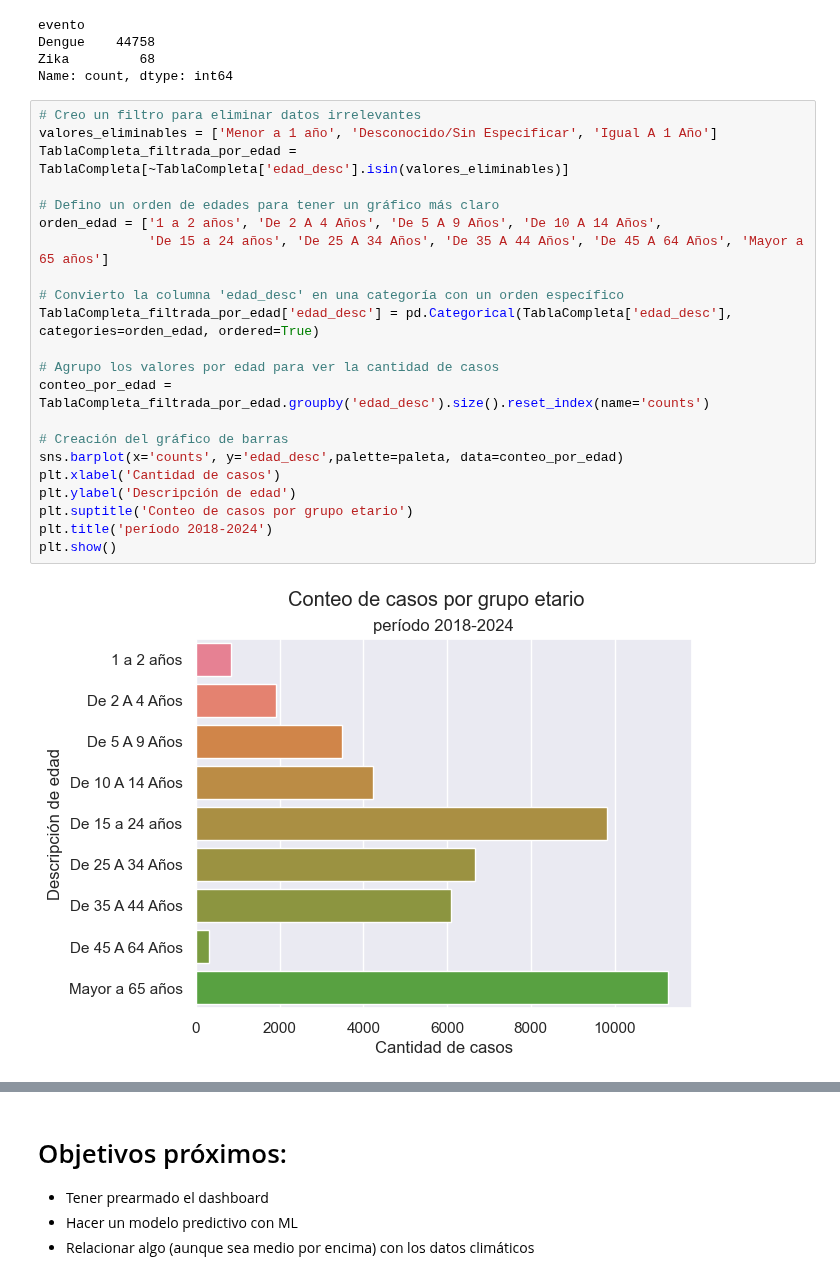
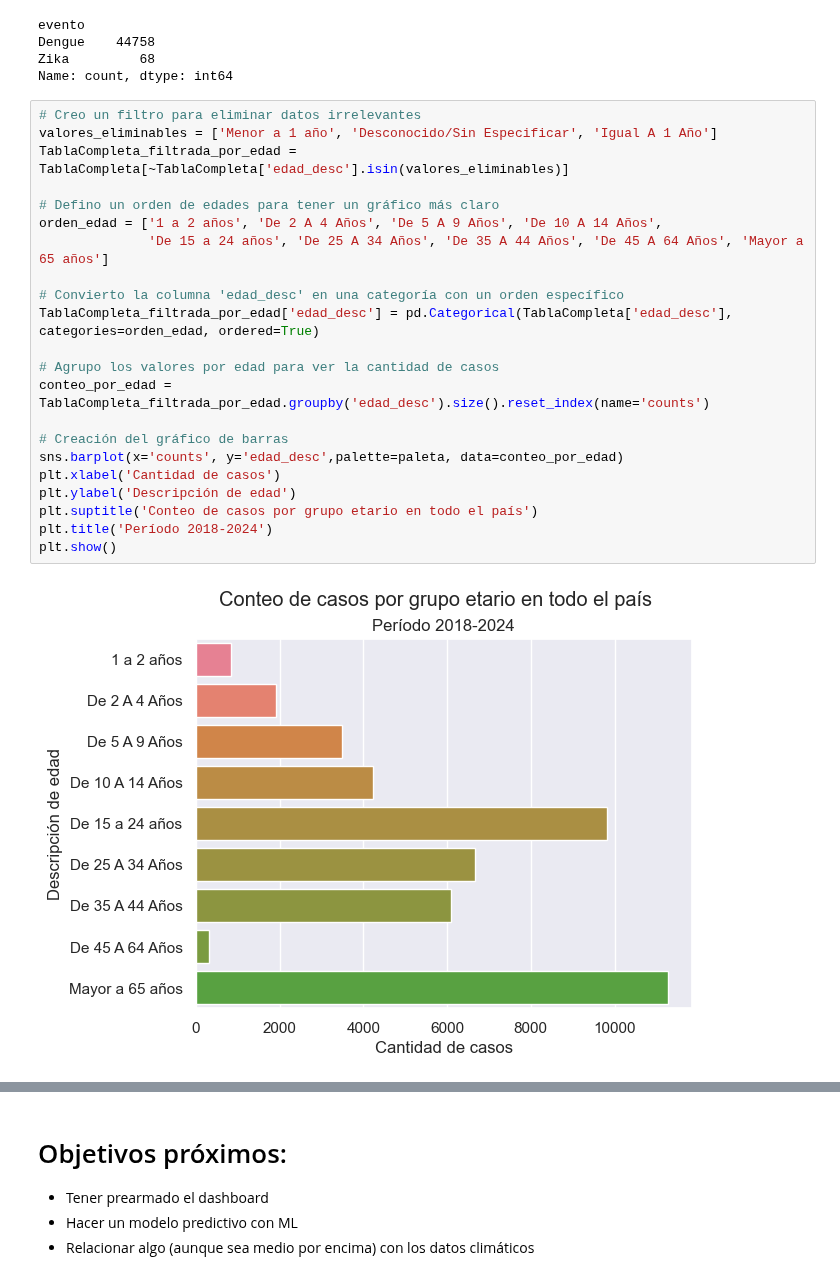
Before and after one commit to Valnir17/Dengue-y-Zika-Argentina, a Jupyter notebook: Manipulación de Tablas.ipynb, the cells around one changed output, grey strips where cells are left out. Cells and saved outputs as stored; diff of their text form.

```diff
--- a/Manipulación de Tablas.ipynb
+++ b/Manipulación de Tablas.ipynb
@@ -760,26 +760,26 @@ Name: count, dtype: int64
 # %%
 # Creo un filtro para eliminar datos irrelevantes
 valores_eliminables = ['Menor a 1 año', 'Desconocido/Sin Especificar', 'Igual A 1 Año']
 TablaCompleta_filtrada_por_edad = TablaCompleta[~TablaCompleta['edad_desc'].isin(valores_eliminables)]
 
 # Defino un orden de edades para tener un gráfico más claro
 orden_edad = ['1 a 2 años', 'De 2 A 4 Años', 'De 5 A 9 Años', 'De 10 A 14 Años',
               'De 15 a 24 años', 'De 25 A 34 Años', 'De 35 A 44 Años', 'De 45 A 64 Años', 'Mayor a 65 años']
 
 # Convierto la columna 'edad_desc' en una categoría con un orden específico
 TablaCompleta_filtrada_por_edad['edad_desc'] = pd.Categorical(TablaCompleta['edad_desc'], categories=orden_edad, ordered=True)
 
 # Agrupo los valores por edad para ver la cantidad de casos
 conteo_por_edad = TablaCompleta_filtrada_por_edad.groupby('edad_desc').size().reset_index(name='counts')
 
 # Creación del gráfico de barras
 sns.barplot(x='counts', y='edad_desc',palette=paleta, data=conteo_por_edad)
 plt.xlabel('Cantidad de casos')
 plt.ylabel('Descripción de edad')
-plt.suptitle('Conteo de casos por grupo etario')
-plt.title('período 2018-2024')
+plt.suptitle('Conteo de casos por grupo etario en todo el país')
+plt.title('Período 2018-2024')
 plt.show()
 # %% [output]
-[figure, old version]
+[figure, new version]
 # %%
 
```
Also changed, not shown: parts of 2 cells of this notebook, 1 other file.
